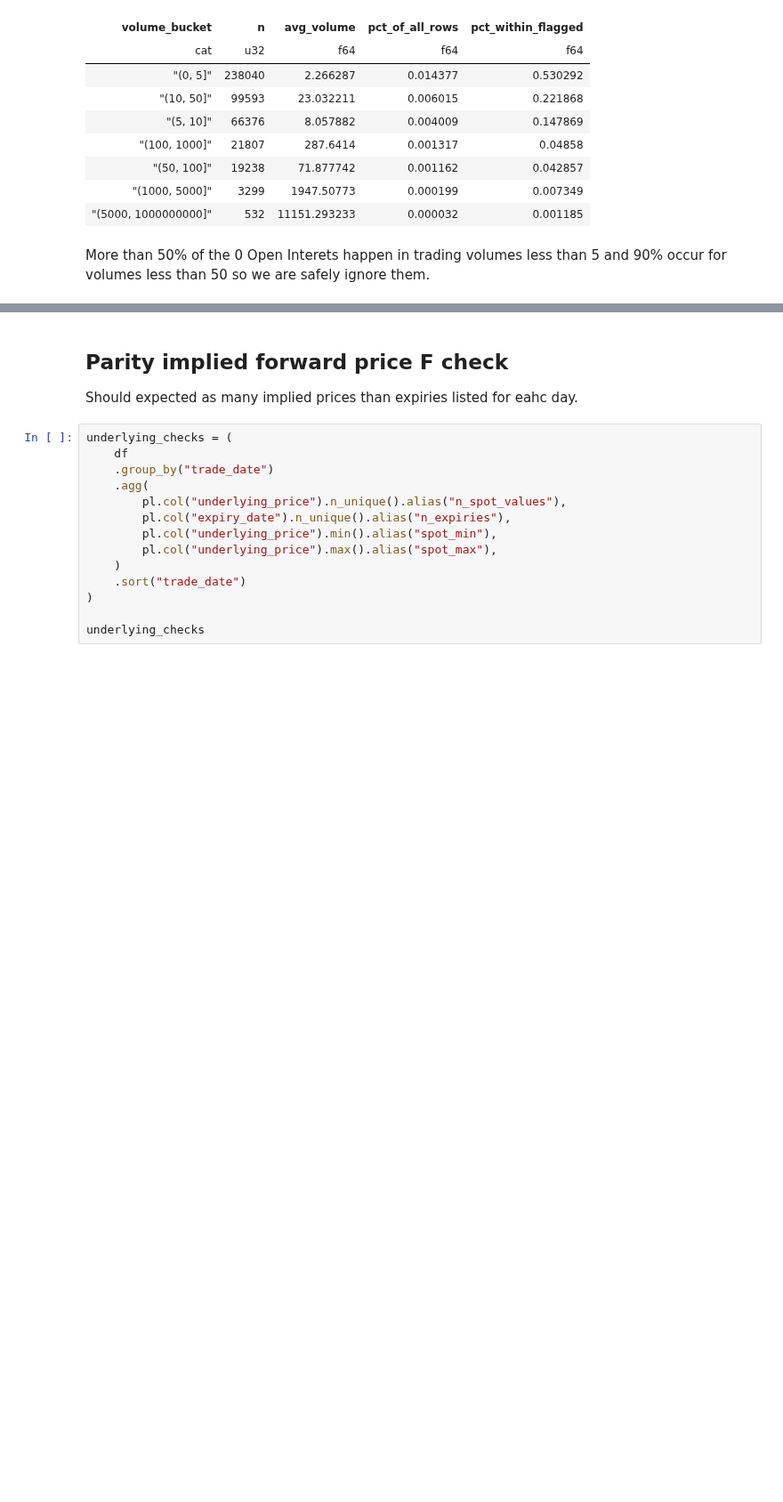
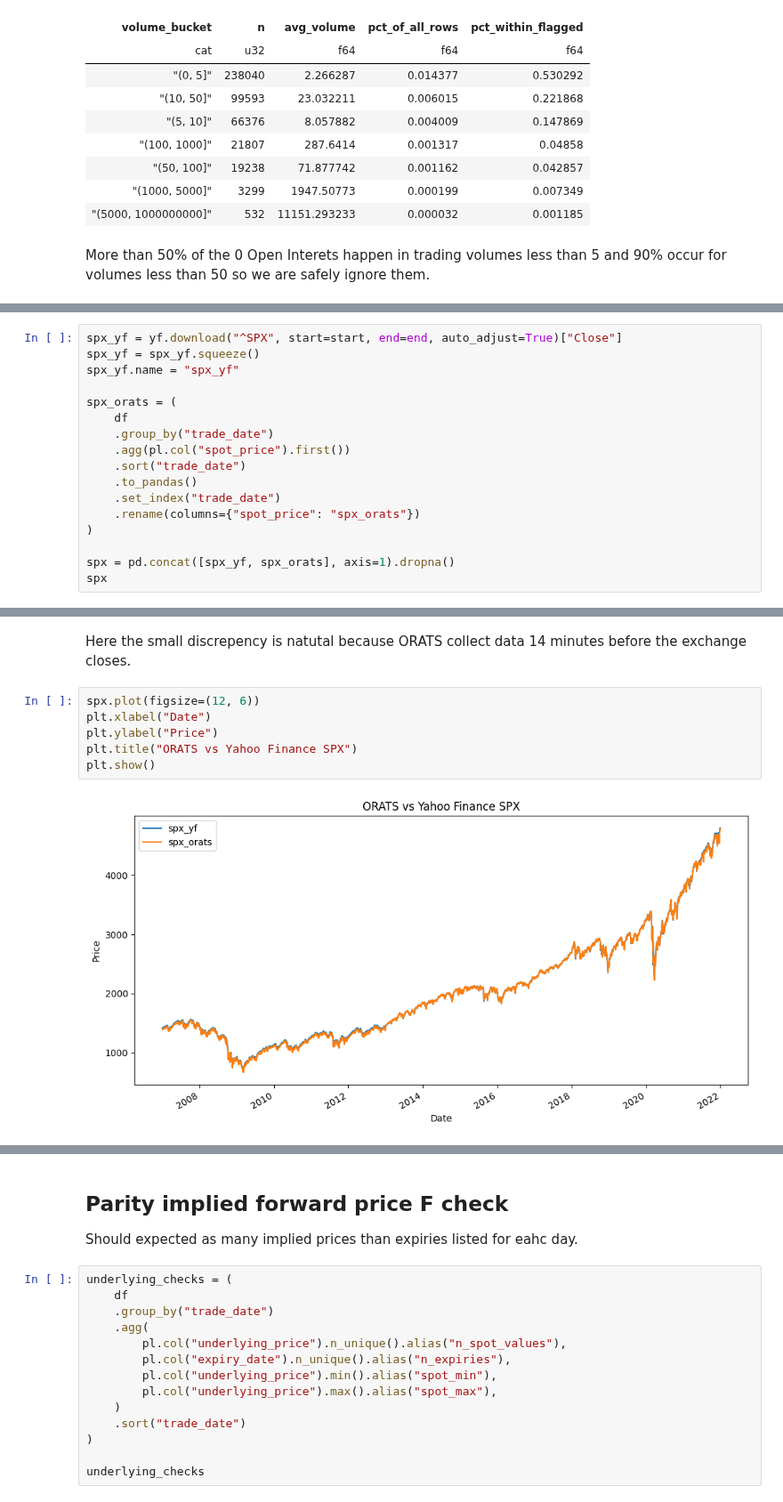
Before and after one commit to anthonymakarewicz/volatility-trading, a Jupyter notebook: notebooks/orats_spx_panel_eda_validation.ipynb, the cells around one changed output, grey strips where cells are left out. Shown at 89% size. Drawn from its saved outputs; the diff is of its cells as text; blank space fills up the shorter version.

```diff
--- a/notebooks/orats_spx_panel_eda_validation.ipynb
+++ b/notebooks/orats_spx_panel_eda_validation.ipynb
@@ -468,0 +477,17 @@ compare spot price with YF in a plot
+# %%
+spx_yf = yf.download("^SPX", start=start, end=end, auto_adjust=True)["Close"]
+spx_yf = spx_yf.squeeze()
+spx_yf.name = "spx_yf"
+
+spx_orats = (
+    df
+    .group_by("trade_date")
+    .agg(pl.col("spot_price").first())
+    .sort("trade_date")
+    .to_pandas()
+    .set_index("trade_date")
+    .rename(columns={"spot_price": "spx_orats"})
+)
+
+spx = pd.concat([spx_yf, spx_orats], axis=1).dropna()
+spx
@@ -468,0 +533,10 @@ compare spot price with YF in a plot
+# %% [markdown]
+Here the small discrepency is natutal because ORATS collect data 14 minutes before the exchange closes.
+# %%
+spx.plot(figsize=(12, 6))
+plt.xlabel("Date")
+plt.ylabel("Price")
+plt.title("ORATS vs Yahoo Finance SPX")
+plt.show()
+# %% [output]
+[figure, added]
```
Also changed, not shown: parts of 22 cells of this notebook, 1 other file.
